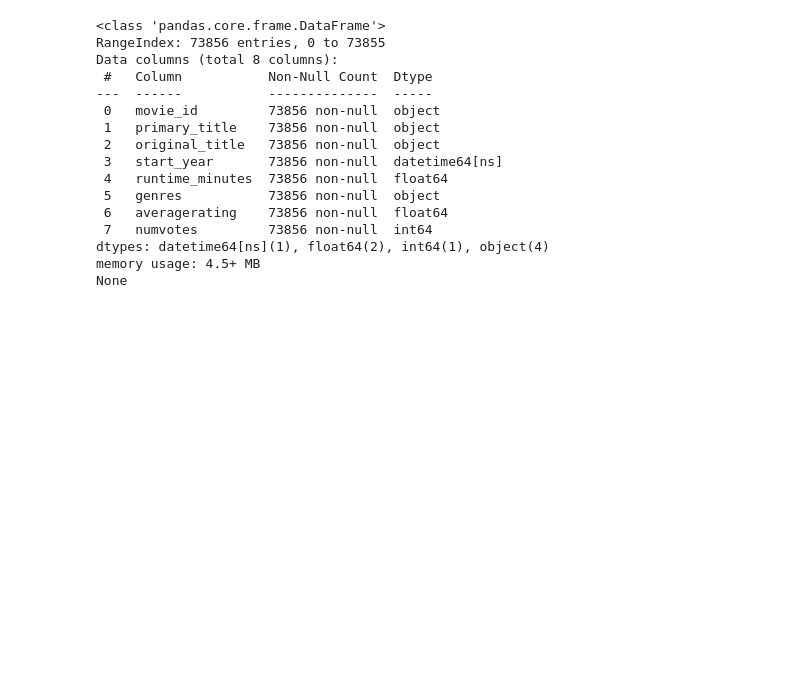
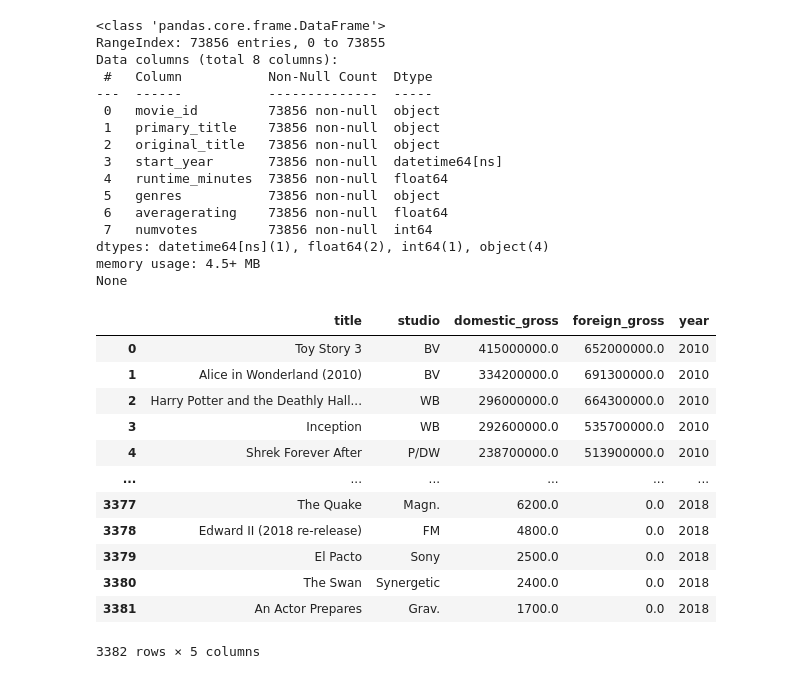
Before and after one commit to William-Itotia/dsc-phase-1-project-Microsoft-Analysis, a Jupyter notebook: student.ipynb, the cells around one changed output. Saved outputs shown, nothing was run; the diff lists cells and outputs as text; code cells hidden in the pictures; blank space fills up the shorter version.

```diff
--- a/student.ipynb
+++ b/student.ipynb
@@ -254,0 +253,27 @@ None
+# %%
+#Cleaning the bom.movie_gross.csv
+# Drop rows with missing values in the 'studio' column
+Bom_movie_gross.dropna(subset=['studio'], inplace=True)
+
+# Fill missing values in 'domestic_gross' with the median
+Bom_movie_gross['domestic_gross'].fillna(Bom_movie_gross['domestic_gross'].median(), inplace=True)
+
+# Convert 'foreign_gross' to numeric and fill missing values with 0
+Bom_movie_gross['foreign_gross'] = pd.to_numeric(Bom_movie_gross['foreign_gross'], errors='coerce').fillna(0)
+# %%
+Bom_movie_gross.to_csv('cleaned_bom_movie_gross.csv', index=False)
+pd.read_csv('cleaned_bom_movie_gross.csv')
+# %% [output]
+|  | title | studio | domestic_gross | foreign_gross | year |
+| 0 | Toy Story 3 | BV | 415000000.0 | 652000000.0 | 2010 |
+| 1 | Alice in Wonderland (2010) | BV | 334200000.0 | 691300000.0 | 2010 |
+| 2 | Harry Potter and the Deathly Hall... | WB | 296000000.0 | 664300000.0 | 2010 |
+| 3 | Inception | WB | 292600000.0 | 535700000.0 | 2010 |
+| 4 | Shrek Forever After | P/DW | 238700000.0 | 513900000.0 | 2010 |
+| ... | ... | ... | ... | ... | ... |
+| 3377 | The Quake | Magn. | 6200.0 | 0.0 | 2018 |
+| 3378 | Edward II (2018 re-release) | FM | 4800.0 | 0.0 | 2018 |
+| 3379 | El Pacto | Sony | 2500.0 | 0.0 | 2018 |
+| 3380 | The Swan | Synergetic | 2400.0 | 0.0 | 2018 |
+| 3381 | An Actor Prepares | Grav. | 1700.0 | 0.0 | 2018 |
+3382 rows × 5 columns
```
Also changed, not shown: parts of 3 cells of this notebook.
